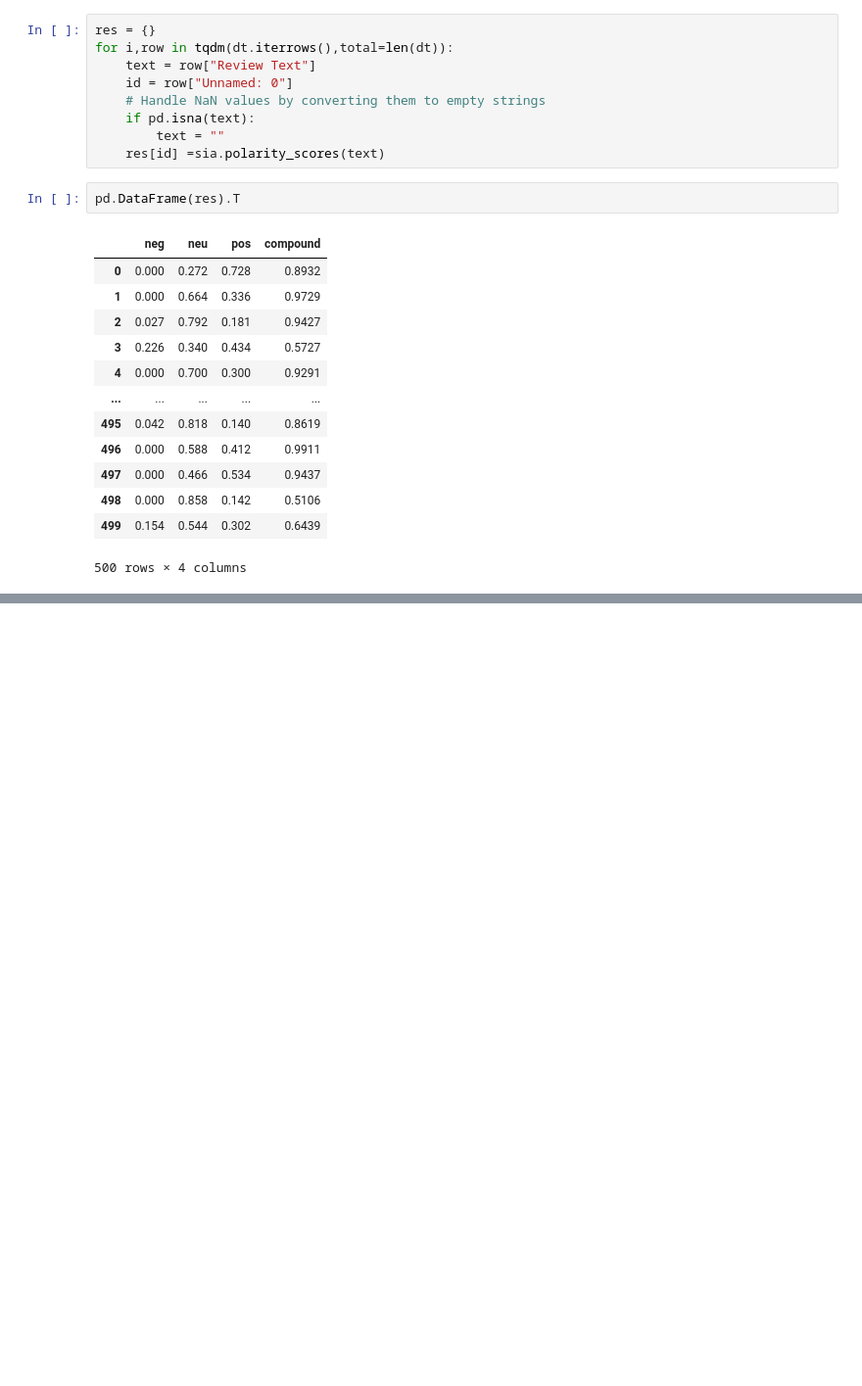
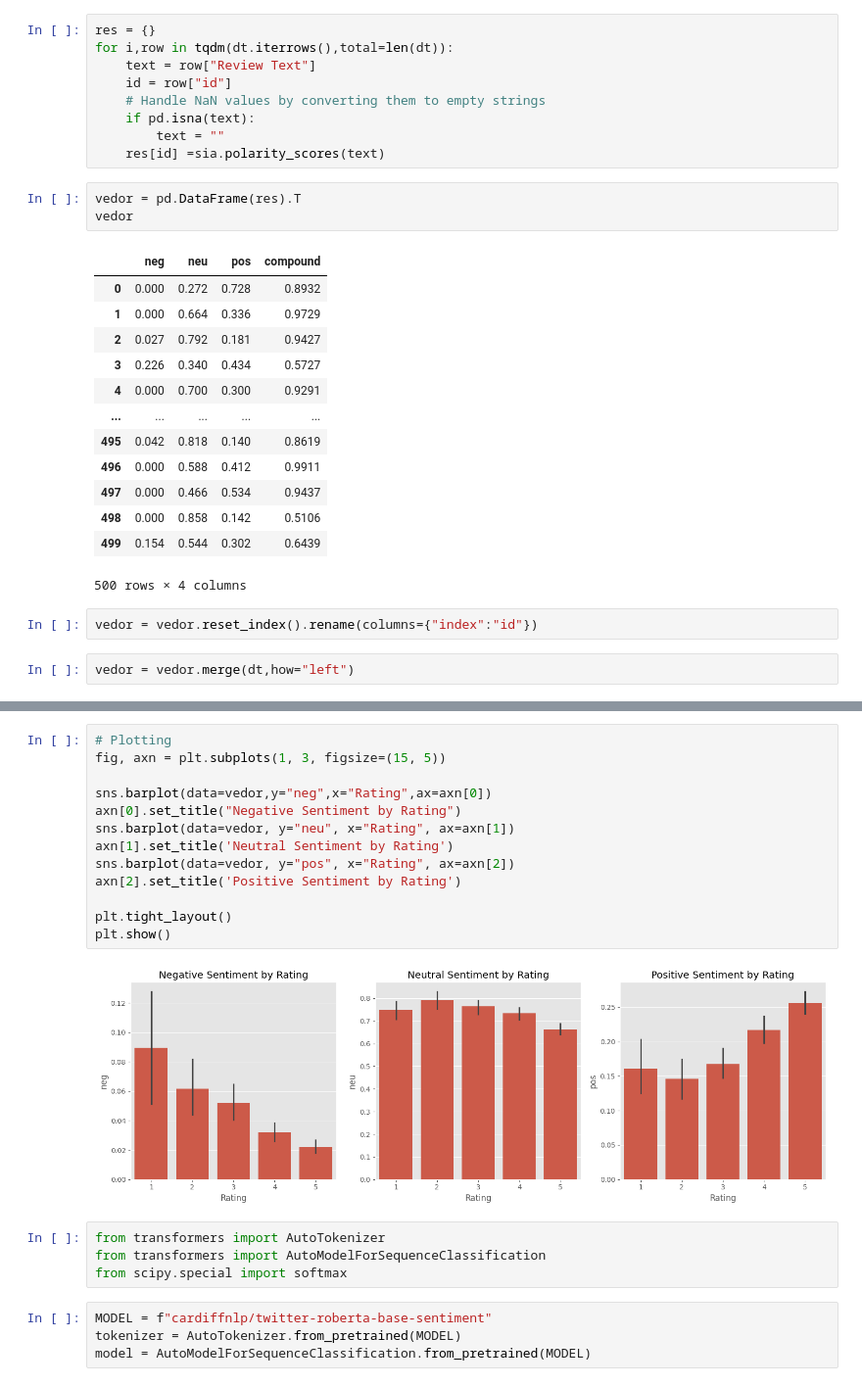
Before and after one commit to fahad-roshan/ADS_ass_3, a Jupyter notebook: Copy_of_Untitled38.ipynb, the cells around one changed output, grey strips where cells are left out. Shown at 98% size. Saved outputs shown, nothing was run; the diff lists cells and outputs as text; blank space fills up the shorter version.

```diff
--- a/Copy_of_Untitled38.ipynb
+++ b/Copy_of_Untitled38.ipynb
@@ -148,13 +148,14 @@ dtype: object
 res = {}
 for i,row in tqdm(dt.iterrows(),total=len(dt)):
     text = row["Review Text"]
-    id = row["Unnamed: 0"]
+    id = row["id"]
     # Handle NaN values by converting them to empty strings
     if pd.isna(text):
         text = ""
     res[id] =sia.polarity_scores(text)
 # %%
-pd.DataFrame(res).T
+vedor = pd.DataFrame(res).T
+vedor
 # %% [output]
 |  | neg | neu | pos | compound |
 | 0 | 0.000 | 0.272 | 0.728 | 0.8932 |
@@ -169,3 +170,7 @@ pd.DataFrame(res).T
 | 498 | 0.000 | 0.858 | 0.142 | 0.5106 |
 | 499 | 0.154 | 0.544 | 0.302 | 0.6439 |
 500 rows × 4 columns
+# %%
+vedor = vedor.reset_index().rename(columns={"index":"id"})
+# %%
+vedor = vedor.merge(dt,how="left")
@@ -171,0 +193,23 @@ pd.DataFrame(res).T
+# %%
+# Plotting
+fig, axn = plt.subplots(1, 3, figsize=(15, 5))
+
+sns.barplot(data=vedor,y="neg",x="Rating",ax=axn[0])
+axn[0].set_title("Negative Sentiment by Rating")
+sns.barplot(data=vedor, y="neu", x="Rating", ax=axn[1])
+axn[1].set_title('Neutral Sentiment by Rating')
+sns.barplot(data=vedor, y="pos", x="Rating", ax=axn[2])
+axn[2].set_title('Positive Sentiment by Rating')
+
+plt.tight_layout()
+plt.show()
+# %% [output]
+[figure, added]
+# %%
+from transformers import AutoTokenizer
+from transformers import AutoModelForSequenceClassification
+from scipy.special import softmax
+# %%
+MODEL = f"cardiffnlp/twitter-roberta-base-sentiment"
+tokenizer = AutoTokenizer.from_pretrained(MODEL)
+model = AutoModelForSequenceClassification.from_pretrained(MODEL)
```
Also changed, not shown: parts of 5 cells of this notebook.
